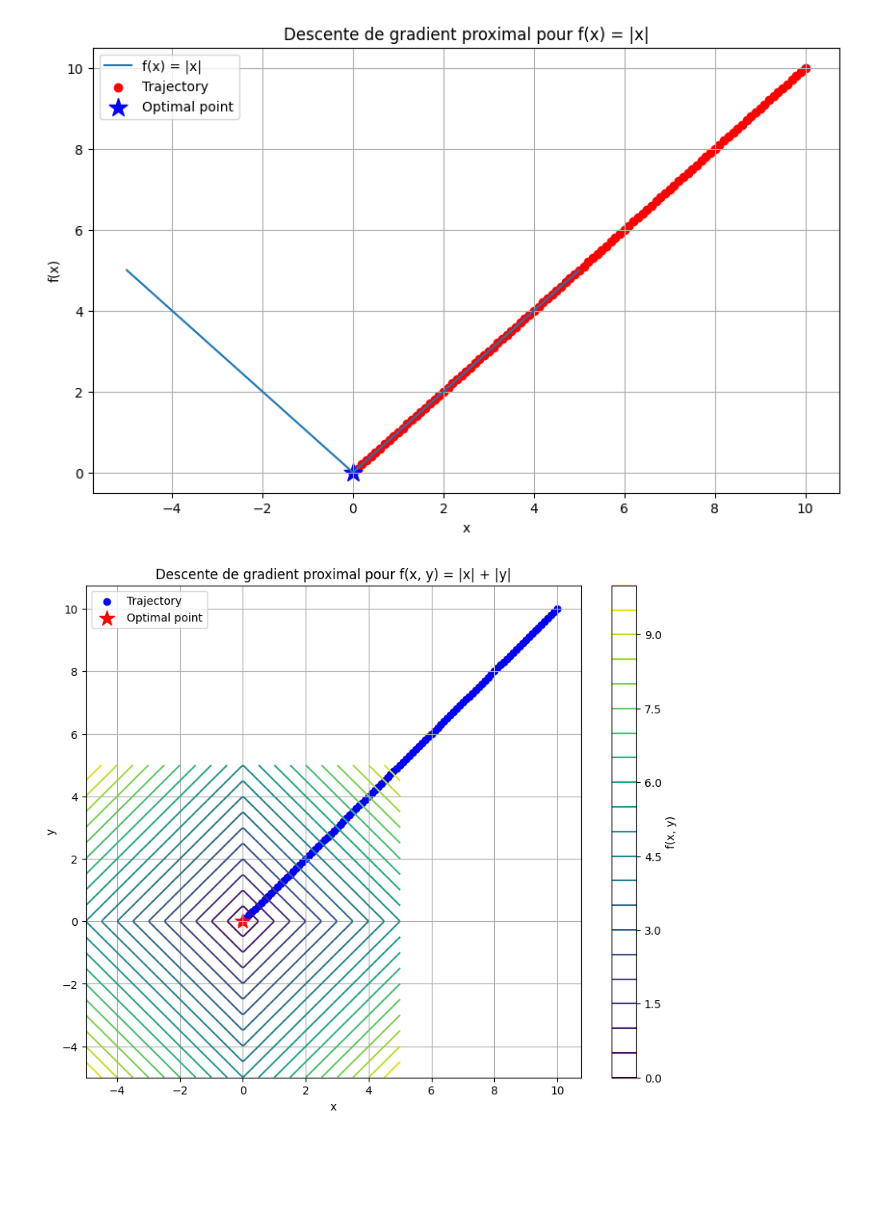
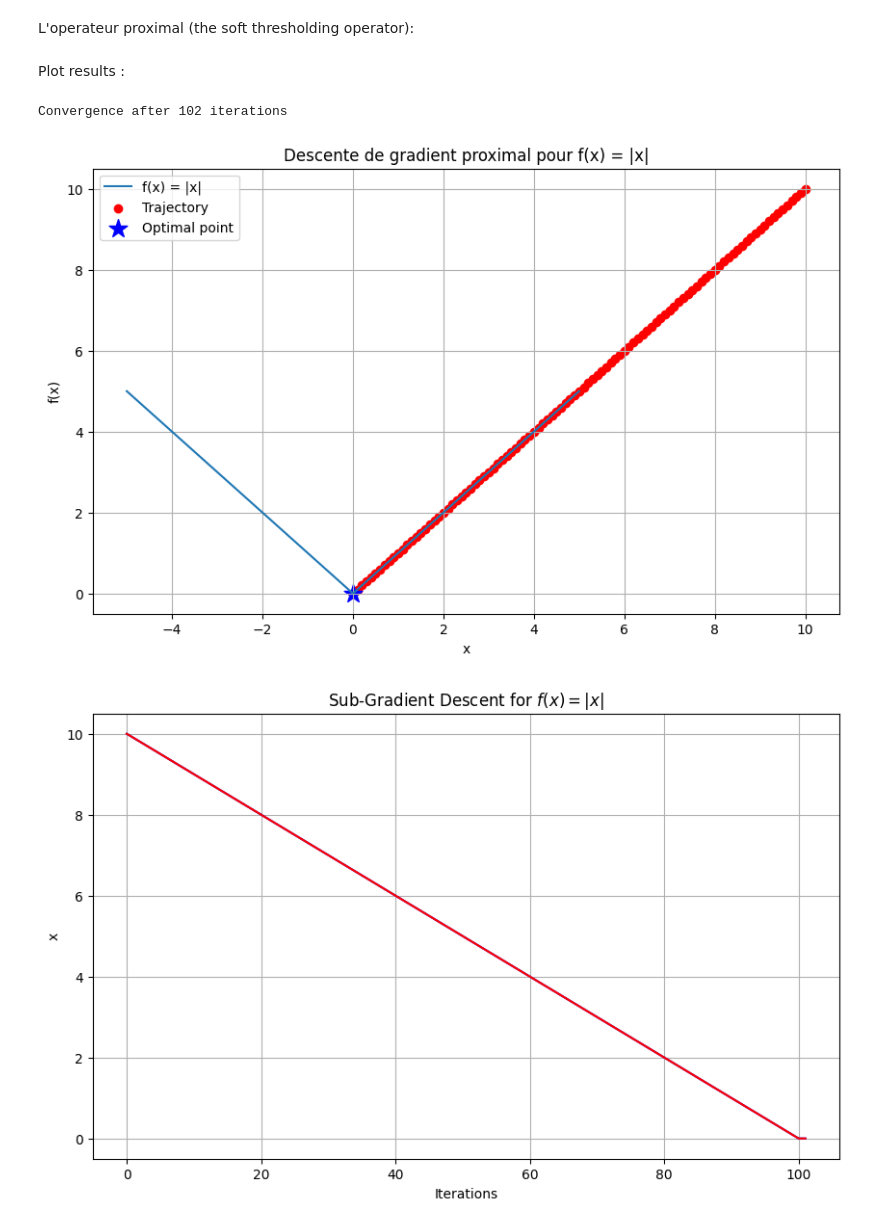
Before and after one commit to ousscher/ESI_2CS_MASD_TP, a Jupyter notebook: devoir_maison/code.ipynb, the cells around one changed output. Drawn from its saved outputs; the diff is of its cells as text; code cells hidden in the pictures; blank space fills up the shorter version.

```diff
--- a/devoir_maison/code.ipynb
+++ b/devoir_maison/code.ipynb
@@ -30,6 +29,8 @@ def gradient_smooth_part_2d(x, y, xk, yk, alpha):
     grad_x = (1 / alpha) * (x - xk)
     grad_y = (1 / alpha) * (y - yk)
     return grad_x, grad_y
+# %% [markdown]
+L'operateur proximal (the soft thresholding operator):
 # %%
 
 #Compute the proximal operator for f(x) = |x|; This is the soft thresholding operator; as seen in the course
@@ -68,6 +70,8 @@ def proximal_gradient_descent(x0, alpha, max_iter=100, tol=1e-6, dim=1):
             if np.sqrt((x - x_prev)**2 + (y - y_prev)**2) < tol:
                 break
         return (x, y), trajectory
+# %% [markdown]
+Plot results :
 # %%
 def plot_optimization_results(x0, alpha, num_iterations, dim=1):
     if dim == 1:
@@ -85,43 +89,45 @@ def plot_optimization_results(x0, alpha, num_iterations, dim=1):
         plt.legend()
         plt.grid(True)
         plt.show()
+        plt.figure(figsize=(10, 6))
+        plt.plot(range(len(trajectory)), trajectory, linestyle='-', color='b')
+        plt.plot(range(len(trajectory)), trajectory, linestyle='-', color='r')
+        plt.title("Sub-Gradient Descent for $f(x) = |x|$")
+        plt.xlabel("Iterations")
+        plt.ylabel("x")
+        plt.grid()
+        plt.show()
+
     elif dim == 2:
         final_point, trajectory = proximal_gradient_descent(x0, alpha, num_iterations, dim=2)
         trajectory = np.array(trajectory)
         x = np.linspace(-5, 5, 200)
         y = np.linspace(-5, 5, 200)
         X, Y = np.meshgrid(x, y)
         Z = f_2d(X, Y)
 
         plt.figure(figsize=(10, 8))
         contours = plt.contour(X, Y, Z, levels=20, cmap='viridis')
         plt.colorbar(contours, label='f(x, y)')
         for i in range(len(trajectory) - 1):
             plt.arrow(
                 trajectory[i, 0], trajectory[i, 1],
                 trajectory[i + 1, 0] - trajectory[i, 0],
                 trajectory[i + 1, 1] - trajectory[i, 1],
                 head_width=0.2, head_length=0.2, fc='red', ec='red', alpha=0.7
             )
-        plt.scatter(trajectory[:, 0], trajectory[:, 1], color='blue', label="Trajectory")
-        plt.scatter(final_point[0], final_point[1], color='red', marker='*', s=200, label="Optimal point")
-        plt.xlabel("x")
-        plt.ylabel("y")
-        plt.title("Descente de gradient proximal pour f(x, y) = |x| + |y|")
-        plt.legend()
-        plt.grid(True)
-        plt.show()
 
 alpha = 0.1
 num_iterations = 200
 
 # Pour f(x) = |x|
 x0_1d = 10.0
 plot_optimization_results(x0_1d, alpha, num_iterations, dim=1)
 
 # Pour f(x, y) = |x| + |y|
 x0_2d = (10.0, 10.0)
 plot_optimization_results(x0_2d, alpha, num_iterations, dim=2)
 # %% [output]
+Convergence after 102 iterations
 [figure]
-[figure, old version]
+[figure, new version]
```
Also changed, not shown: parts of 12 cells of this notebook.
